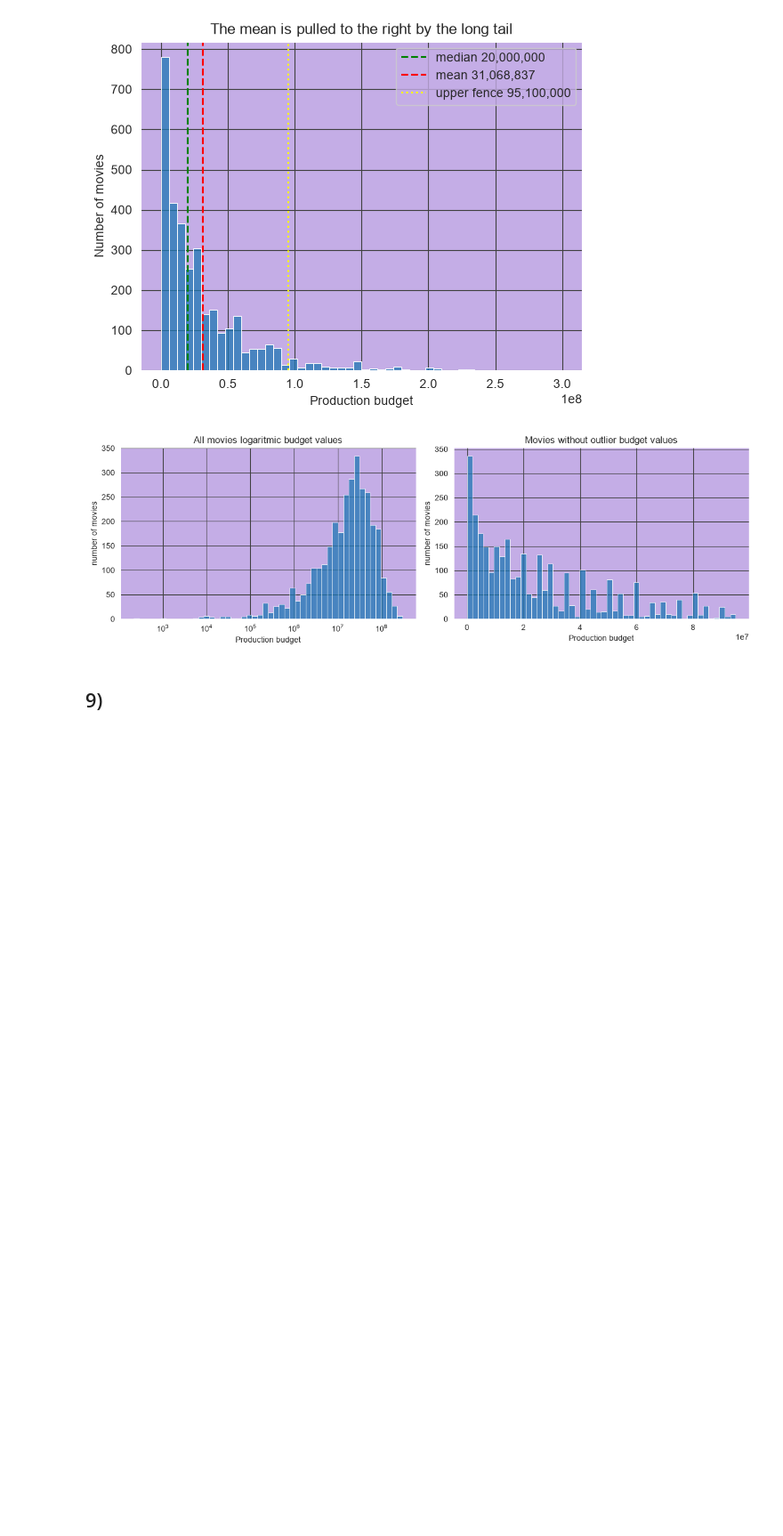
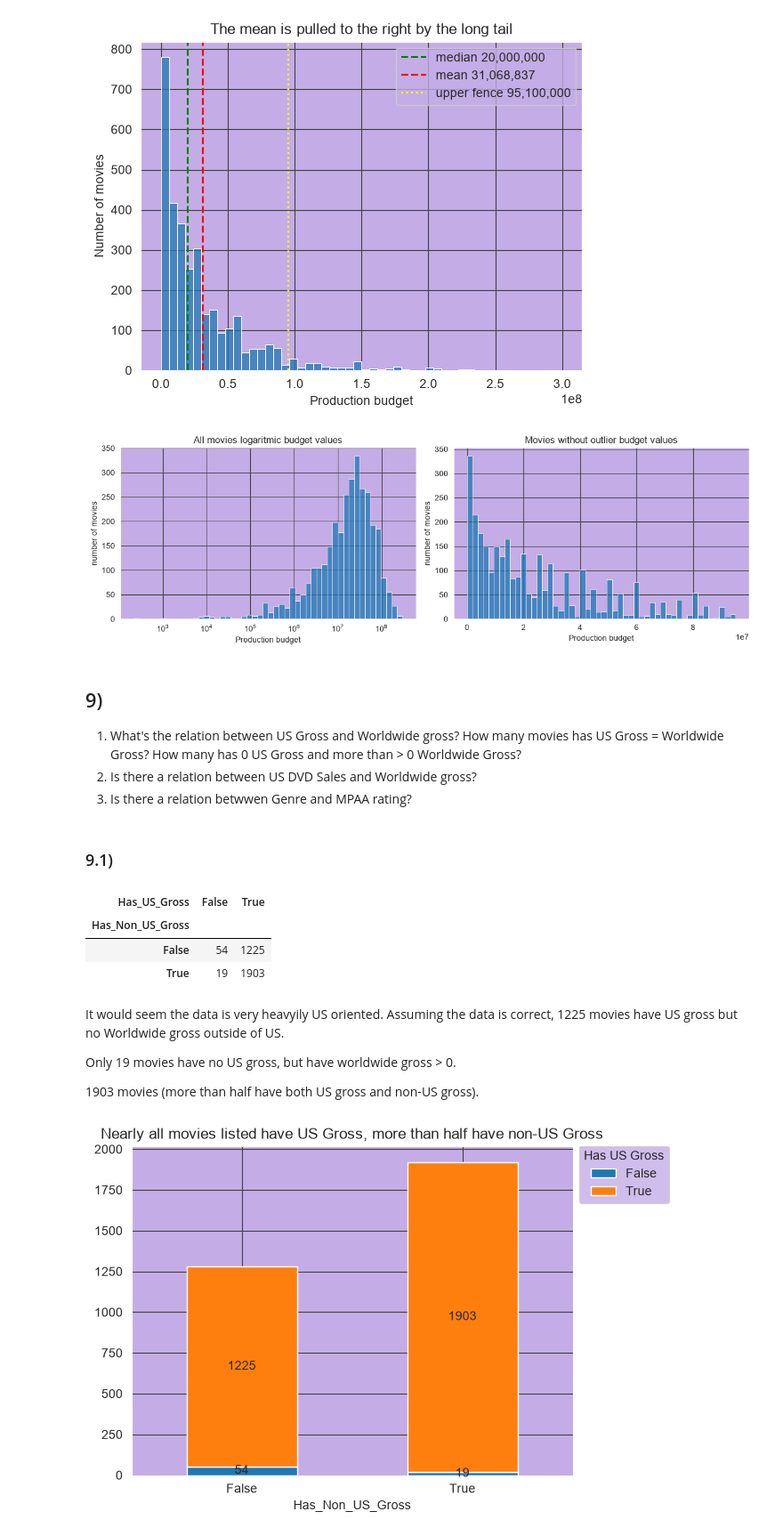
Before and after one commit to jakobschonberg/lexicon, a Jupyter notebook: Data_Analysis_Visualization/Project_Movies/movies.ipynb, the cells around one changed output. Shown at 89% size. Drawn from its saved outputs; the diff is of its cells as text; code cells hidden in the pictures; blank space fills up the shorter version.

```diff
--- a/Data_Analysis_Visualization/Project_Movies/movies.ipynb
+++ b/Data_Analysis_Visualization/Project_Movies/movies.ipynb
@@ -572,3 +572,33 @@ plt.show()
 [figure]
 # %% [markdown]
 ## 9)
+
+1) What's the relation between US Gross and Worldwide gross? How many movies has US Gross = Worldwide Gross? How many has 0 US Gross and more than > 0 Worldwide Gross?
+2) Is there a relation between US DVD Sales and Worldwide gross?
+3) Is there a relation betwwen Genre and MPAA rating?
+# %% [markdown]
+### 9.1)
+# %%
+movies['Has_US_Gross'] = movies['US Gross'] > 0
+ct = pd.crosstab(movies.Has_Non_US_Gross, movies.Has_US_Gross)
+ct
+# %% [output]
+| Has_US_Gross | False | True |
+| Has_Non_US_Gross |  |  |
+| False | 54 | 1225 |
+| True | 19 | 1903 |
+# %% [markdown]
+It would seem the data is very heavyily US oriented. Assuming the data is correct, 1225 movies have US gross but no Worldwide gross outside of US.
+
+Only 19 movies have no US gross, but have worldwide gross > 0.
+
+1903 movies (more than half have both US gross and non-US gross).
+# %%
+
+ax = ct.plot(kind='bar', stacked=True, rot=0)
+ax.legend(title='Has US Gross', bbox_to_anchor=(1, 1.02), loc='upper left')
+ax.set_title('Nearly all movies listed have US Gross, more than half have non-US Gross')
+for c in ax.containers:
+    ax.bar_label(c, label_type='center')
+# %% [output]
+[figure, added]
```
Also changed, not shown: parts of 4 cells of this notebook.
